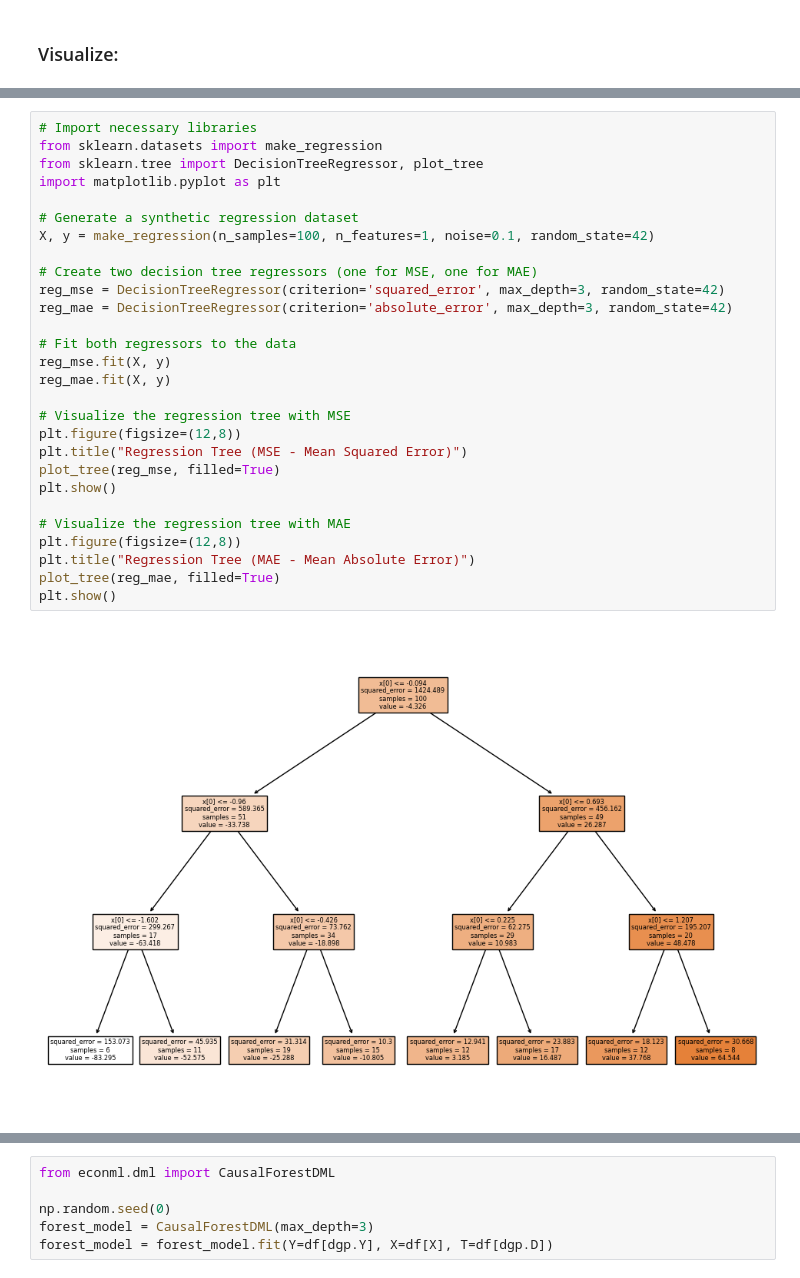
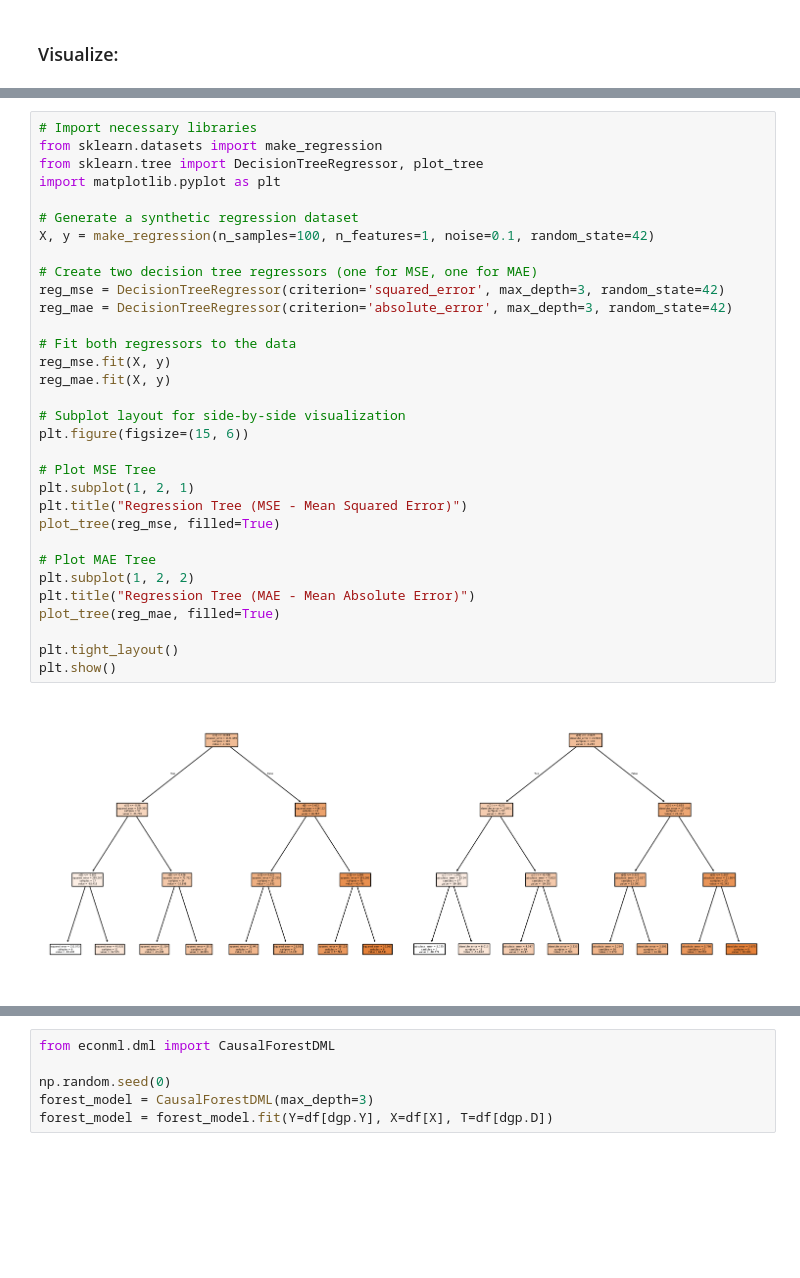
Before and after one commit to zahrakhanalizade/econ_coding, a Jupyter notebook: Learning_ML.ipynb, the cells around one changed output, grey strips where cells are left out. Drawn from its saved outputs; the diff is of its cells as text; blank space fills up the shorter version.

```diff
--- a/Learning_ML.ipynb
+++ b/Learning_ML.ipynb
@@ -127,30 +236,34 @@ plt.show()
 # %%
 # Import necessary libraries
 from sklearn.datasets import make_regression
 from sklearn.tree import DecisionTreeRegressor, plot_tree
 import matplotlib.pyplot as plt
 
 # Generate a synthetic regression dataset
 X, y = make_regression(n_samples=100, n_features=1, noise=0.1, random_state=42)
 
 # Create two decision tree regressors (one for MSE, one for MAE)
 reg_mse = DecisionTreeRegressor(criterion='squared_error', max_depth=3, random_state=42)
 reg_mae = DecisionTreeRegressor(criterion='absolute_error', max_depth=3, random_state=42)
 
 # Fit both regressors to the data
 reg_mse.fit(X, y)
 reg_mae.fit(X, y)
 
-# Visualize the regression tree with MSE
-plt.figure(figsize=(12,8))
+# Subplot layout for side-by-side visualization
+plt.figure(figsize=(15, 6))
+
+# Plot MSE Tree
+plt.subplot(1, 2, 1)
 plt.title("Regression Tree (MSE - Mean Squared Error)")
 plot_tree(reg_mse, filled=True)
-plt.show()
 
-# Visualize the regression tree with MAE
-plt.figure(figsize=(12,8))
+# Plot MAE Tree
+plt.subplot(1, 2, 2)
 plt.title("Regression Tree (MAE - Mean Absolute Error)")
 plot_tree(reg_mae, filled=True)
+
+plt.tight_layout()
 plt.show()
 # %% [output]
-[figure, old version]
+[figure, new version]
```
Also changed, not shown: parts of 14 cells of this notebook, 1 other file.
